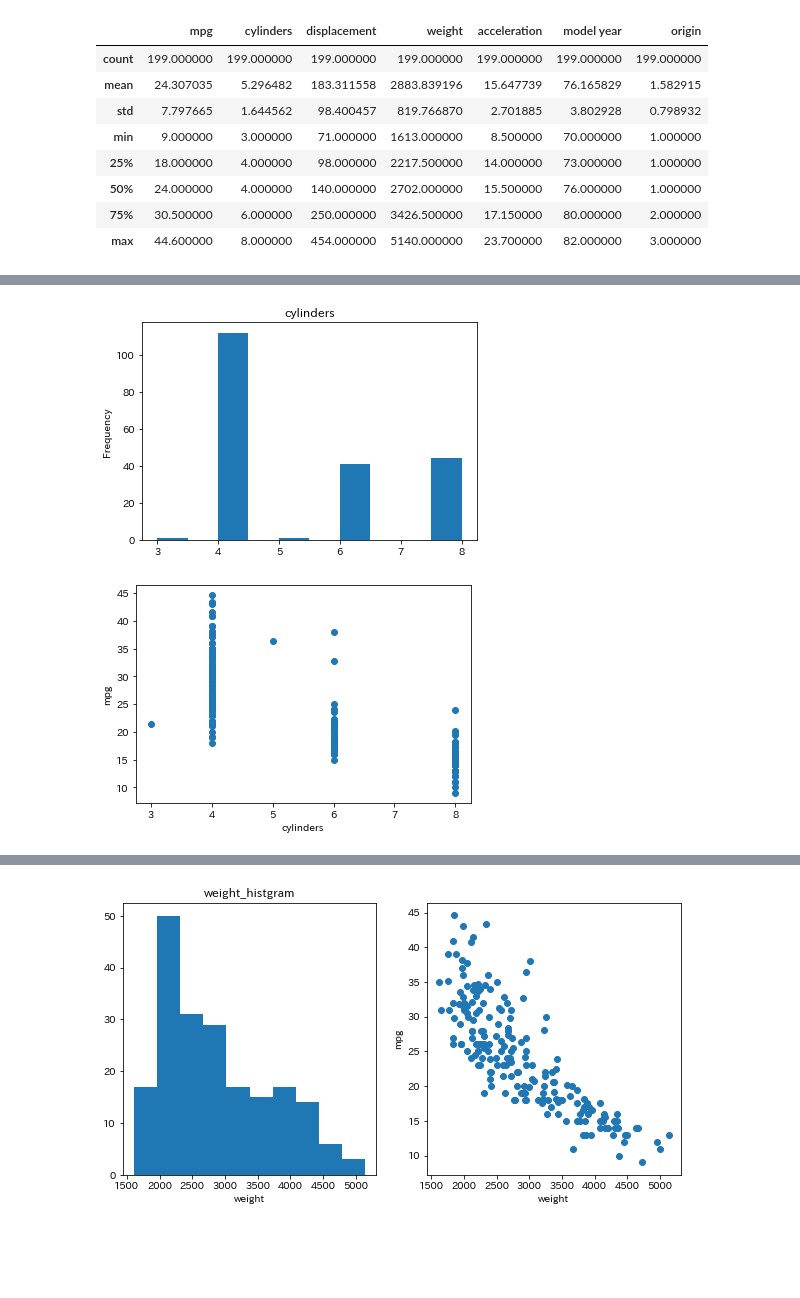
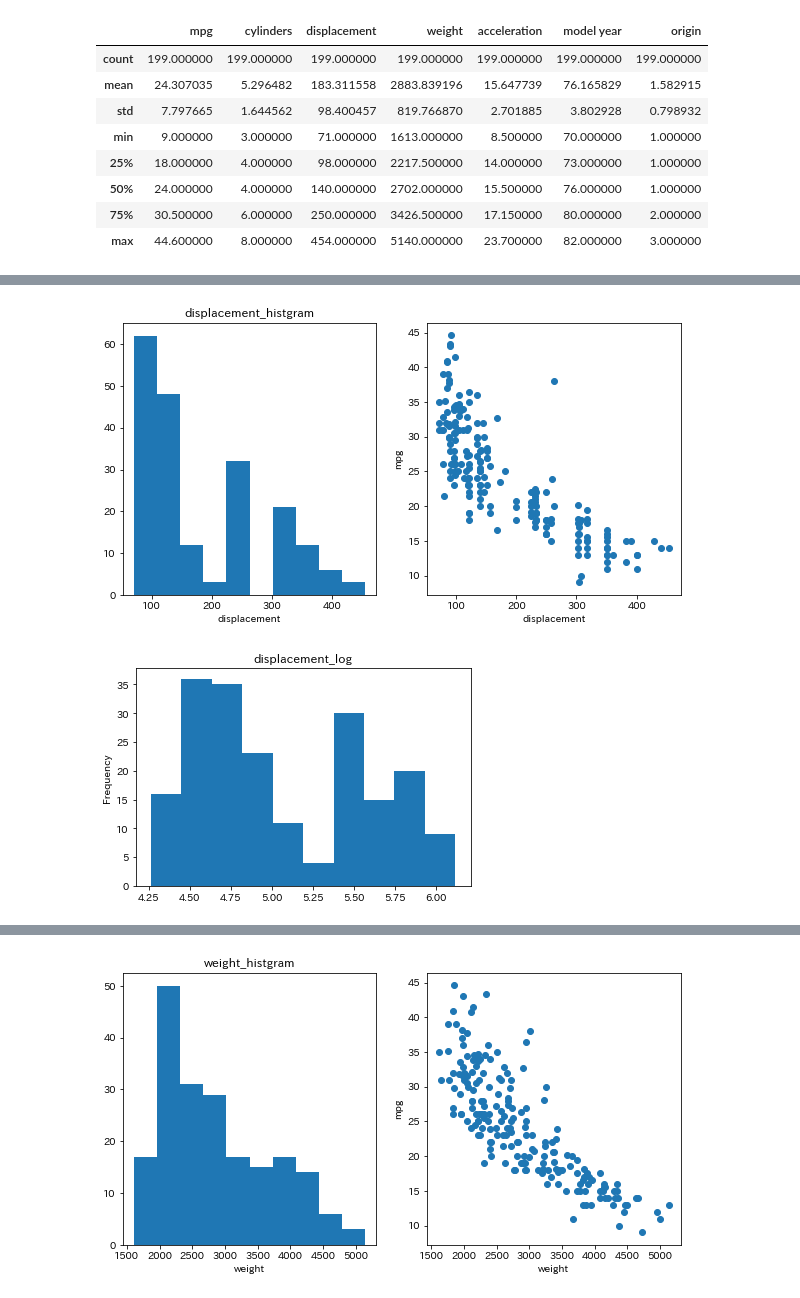
Before and after one commit to kotarott/signate_competition-01, a Jupyter notebook: model_automotive.ipynb, the cells around one changed output, grey strips where cells are left out. Drawn from its saved outputs; the diff is of its cells as text; code cells hidden in the pictures; blank space fills up the shorter version.

```diff
--- a/model_automotive.ipynb
+++ b/model_automotive.ipynb
@@ -116,14 +117,19 @@ data.describe()
+# %%
+# displacementについて
+fig, axes = plt.subplots(1, 2, figsize=(10, 5))
+axes[0].hist(data["displacement"])
+axes[0].set_title("displacement_histgram")
+axes[0].set_xlabel("displacement")
+axes[1].scatter(data["displacement"], data["mpg"])
+axes[1].set_xlabel("displacement")
+axes[1].set_ylabel("mpg")
+plt.show()
+# %% [output]
+[figure, added]
 # %%
-# cylindersの分布
-data["cylinders"].plot.hist(title="cylinders")
+# displacementの対数化
+data["displacement_log"] = np.log(data["displacement"])
+data["displacement_log"].plot.hist(title="displacement_log")
 plt.show()
 # %% [output]
-[figure, old version]
+[figure, new version]
-# %%
-# cylinder散布図
-plt.scatter(data["cylinders"], data["mpg"])
-plt.xlabel("cylinders")
-plt.ylabel("mpg")
-plt.show()
-# %% [output]
-[figure, removed]
```
Also changed, not shown: parts of 18 cells of this notebook, 1 other file.
